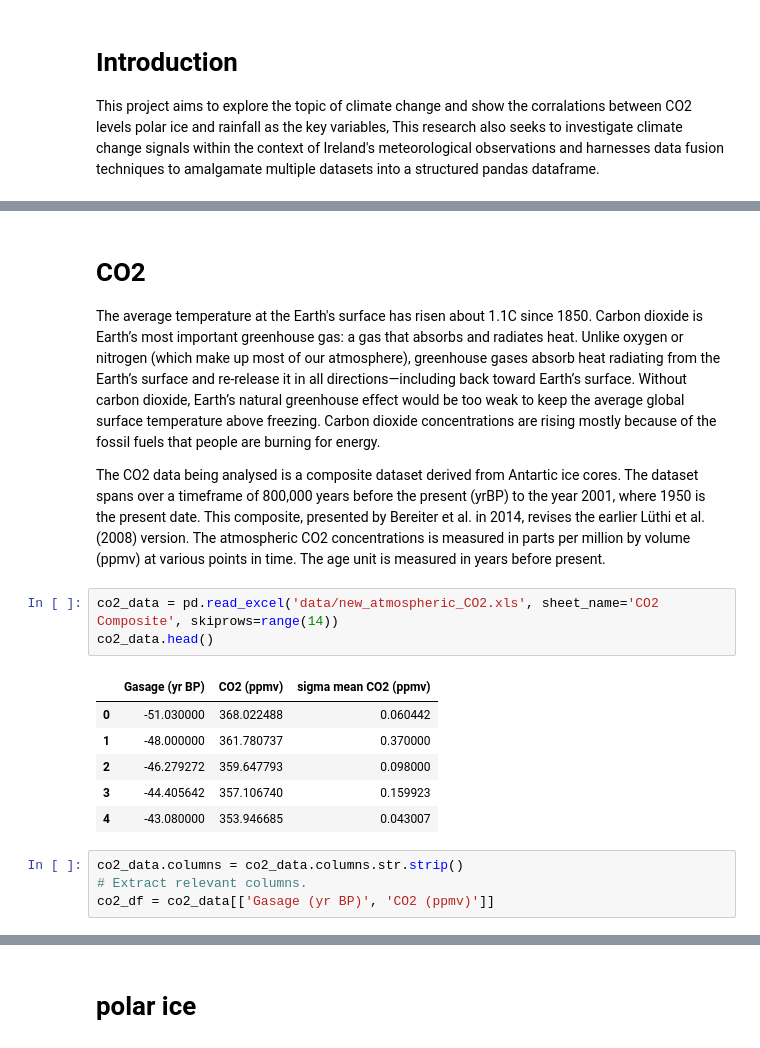
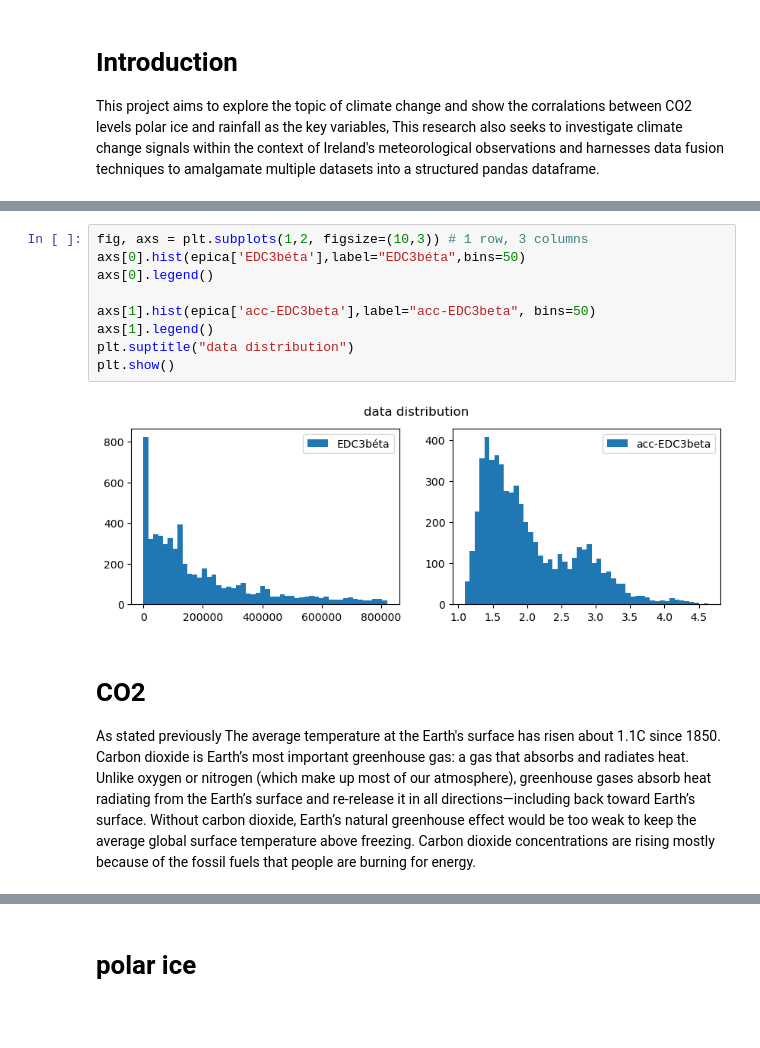
Before and after one commit to keithmmc/pda2, a Jupyter notebook: project2.ipynb, the cells around one changed output, grey strips where cells are left out. Drawn from its saved outputs; the diff is of its cells as text; blank space fills up the shorter version.

```diff
--- a/project2.ipynb
+++ b/project2.ipynb
@@ -22,20 +40,15 @@ import warnings
+# %%
+fig, axs = plt.subplots(1,2, figsize=(10,3)) # 1 row, 3 columns
+axs[0].hist(epica['EDC3béta'],label="EDC3béta",bins=50)
+axs[0].legend()
+
+axs[1].hist(epica['acc-EDC3beta'],label="acc-EDC3beta", bins=50)
+axs[1].legend()
+plt.suptitle("data distribution")
+plt.show()
+# %% [output]
+[figure, added]
 # %% [markdown]
 # CO2
 
-The average temperature at the Earth's surface has risen about 1.1C since 1850. Carbon dioxide is Earth’s most important greenhouse gas: a gas that absorbs and radiates heat. Unlike oxygen or nitrogen (which make up most of our atmosphere), greenhouse gases absorb heat radiating from the Earth’s surface and re-release it in all directions—including back toward Earth’s surface. Without carbon dioxide, Earth’s natural greenhouse effect would be too weak to keep the average global surface temperature above freezing. Carbon dioxide concentrations are rising mostly because of the fossil fuels that people are burning for energy.
-
-The CO2 data being analysed is a composite dataset derived from Antartic ice cores. The dataset spans over a timeframe of 800,000 years before the present (yrBP) to the year 2001, where 1950 is the present date. This composite, presented by Bereiter et al. in 2014, revises the earlier Lüthi et al. (2008) version. The atmospheric CO2 concentrations is measured in parts per million by volume (ppmv) at various points in time. The age unit is measured in years before present.
+As stated previously The average temperature at the Earth's surface has risen about 1.1C since 1850. Carbon dioxide is Earth’s most important greenhouse gas: a gas that absorbs and radiates heat. Unlike oxygen or nitrogen (which make up most of our atmosphere), greenhouse gases absorb heat radiating from the Earth’s surface and re-release it in all directions—including back toward Earth’s surface. Without carbon dioxide, Earth’s natural greenhouse effect would be too weak to keep the average global surface temperature above freezing. Carbon dioxide concentrations are rising mostly because of the fossil fuels that people are burning for energy.
-# %%
-co2_data = pd.read_excel('data/new_atmospheric_CO2.xls', sheet_name='CO2 Composite', skiprows=range(14))
-co2_data.head()
-# %% [output]
-|  | Gasage (yr BP) | CO2 (ppmv) | sigma mean CO2 (ppmv) |
-| 0 | -51.030000 | 368.022488 | 0.060442 |
-| 1 | -48.000000 | 361.780737 | 0.370000 |
-| 2 | -46.279272 | 359.647793 | 0.098000 |
-| 3 | -44.405642 | 357.106740 | 0.159923 |
-| 4 | -43.080000 | 353.946685 | 0.043007 |
-# %%
-co2_data.columns = co2_data.columns.str.strip()
-# Extract relevant columns.
-co2_df = co2_data[['Gasage (yr BP)', 'CO2 (ppmv)']]
```
Also changed, not shown: parts of 41 cells of this notebook.
